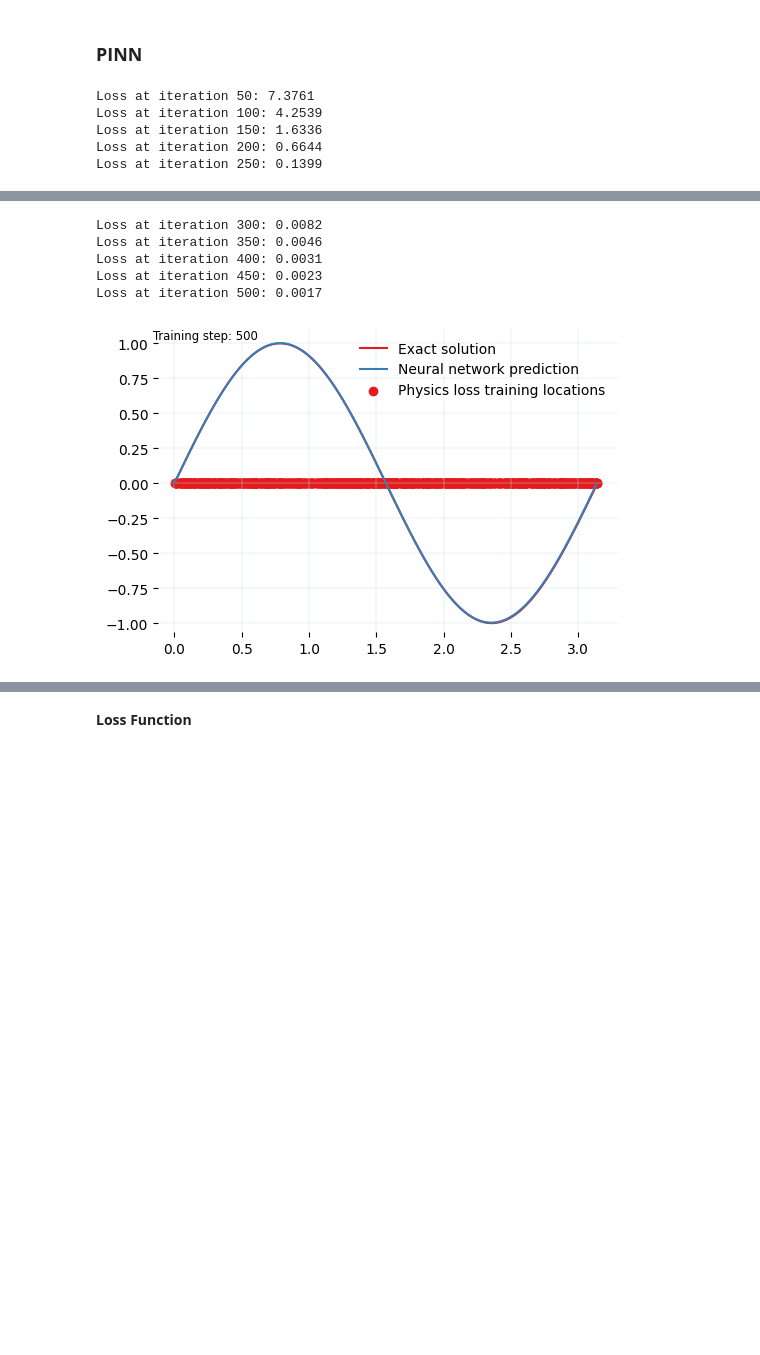
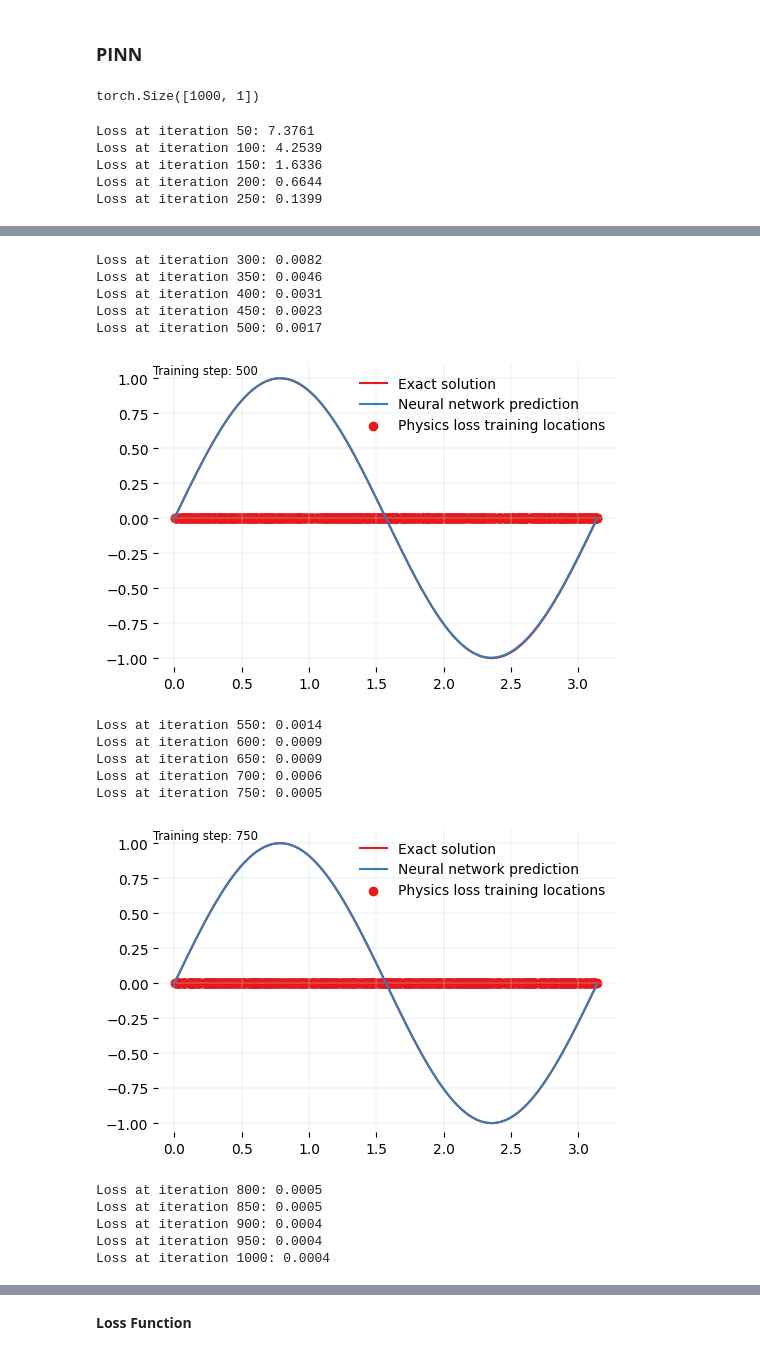
Before and after one commit to jpaguilarc99/PIML-EDP, a Jupyter notebook: PoissonPINNs/Poisson1D_NNvsPINN/Poisson1D_PINN.ipynb, the cells around one changed output, grey strips where cells are left out. Saved outputs shown, nothing was run; the diff lists cells and outputs as text; code cells hidden in the pictures; blank space fills up the shorter version.

```diff
--- a/PoissonPINNs/Poisson1D_NNvsPINN/Poisson1D_PINN.ipynb
+++ b/PoissonPINNs/Poisson1D_NNvsPINN/Poisson1D_PINN.ipynb
@@ -184,9 +184,15 @@ save_gif_PIL("ffnn_sen_data_gif.gif", files, fps=20, loop=0)
 [figure]
 # %% [markdown]
 ### **PINN**
+# %%
+x_physics = torch.linspace(0, torch.pi, n_pts).requires_grad_(True)
+x_physics = x_physics.view(n_pts, 1)
+x_physics.shape
+# %% [output]
+torch.Size([1000, 1])
 # %%
-x_physics = torch.FloatTensor(n_pts,1).uniform_(0, np.pi).requires_grad_(True)
-iterations = 500
+#x_physics = torch.FloatTensor(n_pts,1).uniform_(0, np.pi).requires_grad_(True)
+iterations = 1000
 
 torch.manual_seed(123)
 model = FCN(1, 1, 10, 4)
@@ -194,60 +200,75 @@ optimizer = torch.optim.Adam(model.parameters(), lr=1e-3)
 files = []
 losses = []
 output_errors = []
+L2_errors = []
 
 for i in range(iterations):
-  x_physics = torch.FloatTensor(n_pts,1).uniform_(0, np.pi).requires_grad_(True)
-  optimizer.zero_grad()
+    #x_physics = torch.linspace(0, torch.pi, n_pts).requires_grad_(True)
+    #x_physics = x_physics.view(n_pts, 1)
 
-  # Physic loss
-  yhp = model(x_physics)
-  du = torch.autograd.grad(yhp, x_physics, torch.ones_like(yhp), create_graph=True)[0]
-  ddu = torch.autograd.grad(du, x_physics, torch.ones_like(du), create_graph=True)[0]
-  error_PDE = torch.mean((ddu - f_rhs(x_physics))**2)
-  bc = model(torch.tensor([np.pi]))**2 + model(torch.tensor([0.]))**2
+    x_physics = torch.FloatTensor(n_pts,1).uniform_(0, np.pi).requires_grad_(True)
+    optimizer.zero_grad()
 
-  # Backpropagation
-  loss = error_PDE + bc
-  loss.backward()
-  optimizer.step()
-  losses.append(loss.item())
+    # Physic loss
+    yhp = model(x_physics)
+    du = torch.autograd.grad(yhp, x_physics, torch.ones_like(yhp), create_graph=True)[0]
+    ddu = torch.autograd.grad(du, x_physics, torch.ones_like(du), create_graph=True)[0]
+    error_PDE = torch.mean((ddu - f_rhs(x_physics))**2)
+    bc = model(torch.tensor([np.pi]))**2 + model(torch.tensor([0.]))**2
 
-  # Calculo del error MSE
-  exact_function = exact_u(x_physics)
-  predicted_function = model(x_physics).detach()
-  error_between_arrays = exact_function - predicted_function
-  output_error = torch.mean((error_between_arrays)**2)
-  output_error /= torch.mean(exact_function**2)
-  output_errors.append(output_error.item())
+    # Backpropagation
+    loss = error_PDE + bc
+    loss.backward()
+    optimizer.step()
+    losses.append(loss.item())
 
-  if (i+1) % 50 == 0:
+    # Error L2
+    exact_function = exact_u(x_physics)
+    predicted_function = model(x_physics).detach()
+    error_between_arrays = exact_function - predicted_function
+    delta_x = x_physics[1:] - x_physics[:-1]
+    L2_error = (error_between_arrays[:-1] + error_between_arrays[1:]) / 2
+    L2_output = torch.sqrt(torch.sum(delta_x * L2_error**2))
+    L2_errors.append(L2_output.item())
+
+    if (i+1) % 50 == 0:
         print(f"Loss at iteration {i+1}: {loss.item():.4f}")
 
-  if (i+1) % 10 == 0:
+    if (i+1) % 10 == 0:
 
         yh = model(x).detach()
         xp = x_physics.detach()
 
-        #plot_result(x,y,x_data,y_data,yh,xp)
         style_plot(x, y, x_data=None, y_data=None, yh=yh, xp=xp)
 
         file = "plots/pinn_%.8i.png"%(i+1)
         plt.savefig(file, bbox_inches=None, pad_inches=0.1, dpi=100, facecolor="white")
         files.append(file)
 
         if (i+1) % 250 == 0: plt.show()
         else: plt.close("all")
 save_gif_PIL("ffnn_sen_physics_gif.gif", files, fps=20, loop=0)
 # %% [output]
 Loss at iteration 50: 7.3761
 Loss at iteration 100: 4.2539
 Loss at iteration 150: 1.6336
 Loss at iteration 200: 0.6644
 Loss at iteration 250: 0.1399
 [figure]
 Loss at iteration 300: 0.0082
 Loss at iteration 350: 0.0046
 Loss at iteration 400: 0.0031
 Loss at iteration 450: 0.0023
 Loss at iteration 500: 0.0017
 [figure]
+Loss at iteration 550: 0.0014
+Loss at iteration 600: 0.0009
+Loss at iteration 650: 0.0009
+Loss at iteration 700: 0.0006
+Loss at iteration 750: 0.0005
+[figure, added]
+Loss at iteration 800: 0.0005
+Loss at iteration 850: 0.0005
+Loss at iteration 900: 0.0004
+Loss at iteration 950: 0.0004
+Loss at iteration 1000: 0.0004
```
Also changed, not shown: parts of 6 cells of this notebook, 2 other files.
